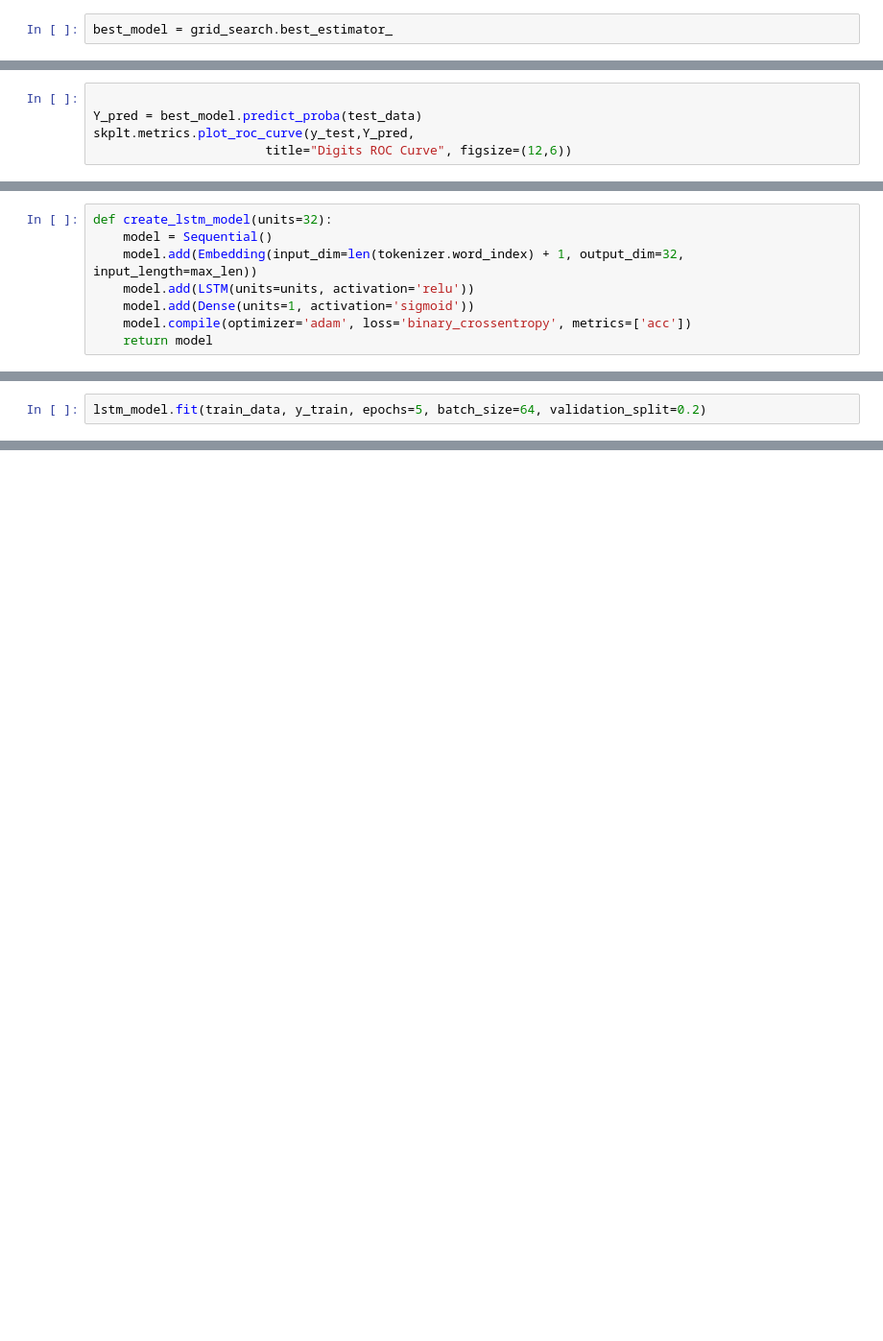
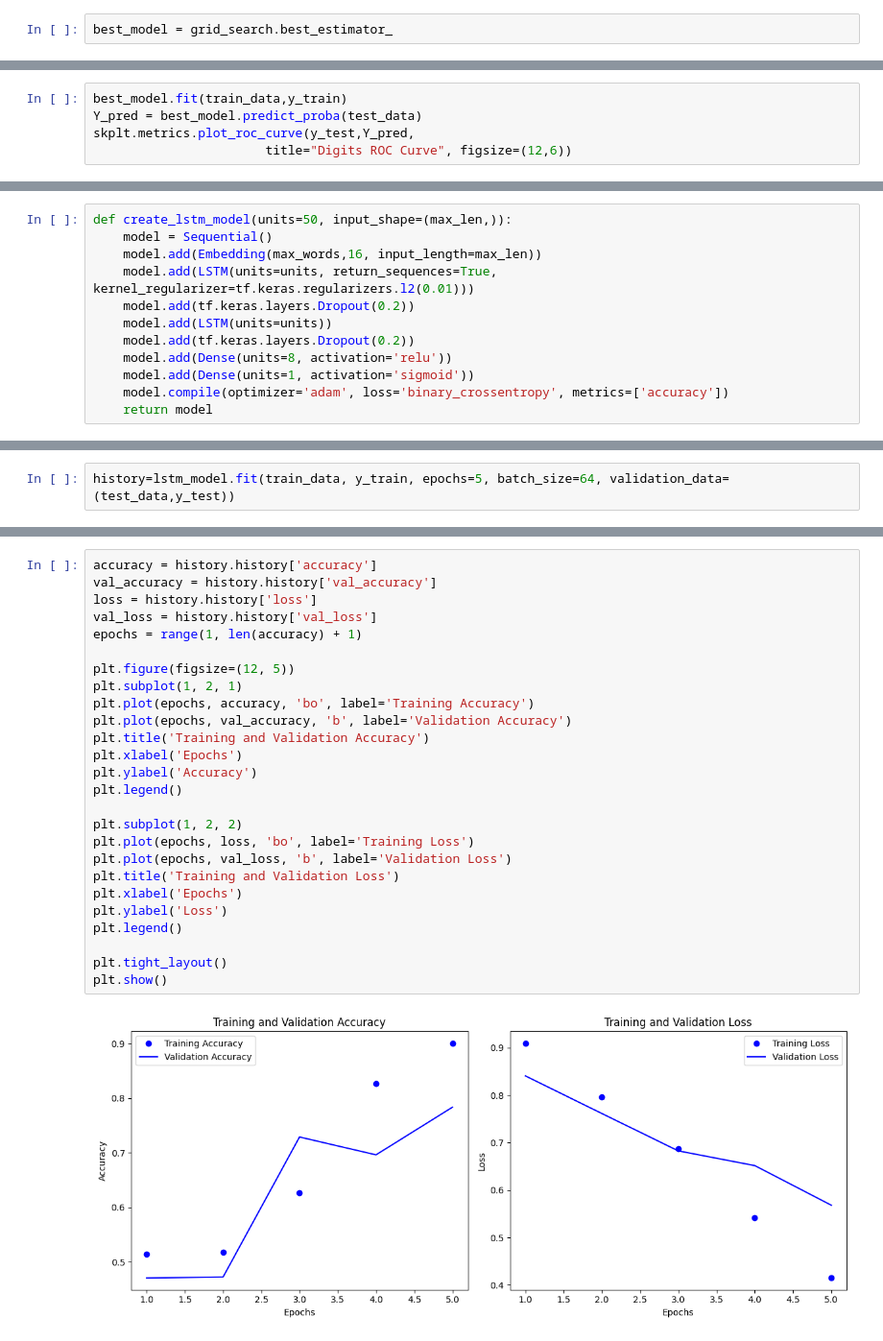
Before and after one commit to arango850/CED_III_TI_II, a Jupyter notebook: TI III.ipynb, the cells around one changed output, grey strips where cells are left out. Shown at 96% size. Drawn from its saved outputs; the diff is of its cells as text; blank space fills up the shorter version.

```diff
--- a/TI III.ipynb
+++ b/TI III.ipynb
@@ -542,5 +588,5 @@ skplt.metrics.plot_confusion_matrix(y_test, y_pred,
 # %%
-
+best_model.fit(train_data,y_train)
 Y_pred = best_model.predict_proba(test_data)
 skplt.metrics.plot_roc_curve(y_test,Y_pred,
                        title="Digits ROC Curve", figsize=(12,6))
@@ -561,9 +613,13 @@ Text(0.5, 1.0, 'Scores for cross validation in RNN')
 # %%
-def create_lstm_model(units=32):
+def create_lstm_model(units=50, input_shape=(max_len,)):
     model = Sequential()
-    model.add(Embedding(input_dim=len(tokenizer.word_index) + 1, output_dim=32, input_length=max_len))
-    model.add(LSTM(units=units, activation='relu'))
+    model.add(Embedding(max_words,16, input_length=max_len))
+    model.add(LSTM(units=units, return_sequences=True, kernel_regularizer=tf.keras.regularizers.l2(0.01)))
+    model.add(tf.keras.layers.Dropout(0.2))
+    model.add(LSTM(units=units))
+    model.add(tf.keras.layers.Dropout(0.2))
+    model.add(Dense(units=8, activation='relu'))
     model.add(Dense(units=1, activation='sigmoid'))
-    model.compile(optimizer='adam', loss='binary_crossentropy', metrics=['acc'])
+    model.compile(optimizer='adam', loss='binary_crossentropy', metrics=['accuracy'])
     return model
 # %%
@@ -571,4 +648,4 @@ lstm_model = create_lstm_model()
 # %%
-lstm_model.fit(train_data, y_train, epochs=5, batch_size=64, validation_split=0.2)
+history=lstm_model.fit(train_data, y_train, epochs=5, batch_size=64, validation_data=(test_data,y_test))
 # %% [output]
 Epoch 1/5
@@ -585 +663,29 @@ Epoch 5/5
+# %%
+accuracy = history.history['accuracy']
+val_accuracy = history.history['val_accuracy']
+loss = history.history['loss']
+val_loss = history.history['val_loss']
+epochs = range(1, len(accuracy) + 1)
+
+plt.figure(figsize=(12, 5))
+plt.subplot(1, 2, 1)
+plt.plot(epochs, accuracy, 'bo', label='Training Accuracy')
+plt.plot(epochs, val_accuracy, 'b', label='Validation Accuracy')
+plt.title('Training and Validation Accuracy')
+plt.xlabel('Epochs')
+plt.ylabel('Accuracy')
+plt.legend()
+
+plt.subplot(1, 2, 2)
+plt.plot(epochs, loss, 'bo', label='Training Loss')
+plt.plot(epochs, val_loss, 'b', label='Validation Loss')
+plt.title('Training and Validation Loss')
+plt.xlabel('Epochs')
+plt.ylabel('Loss')
+plt.legend()
+
+plt.tight_layout()
+plt.show()
+# %% [output]
+[figure, added]
 # %%
```
Also changed, not shown: parts of 52 cells of this notebook, 2 other files.
